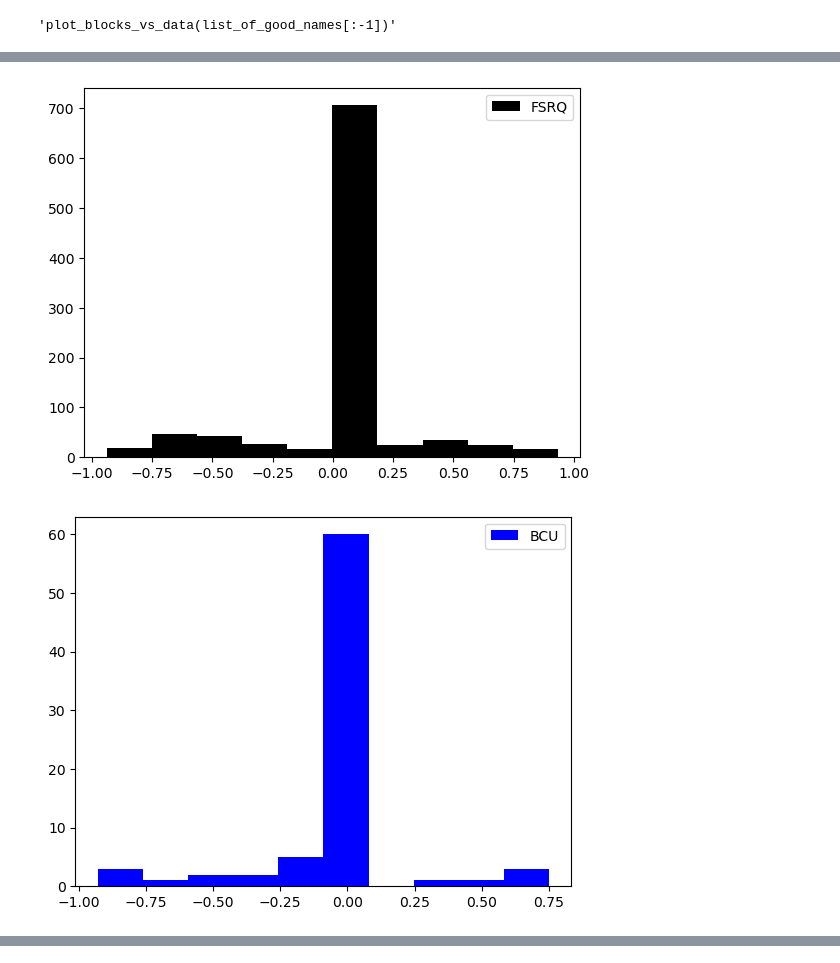
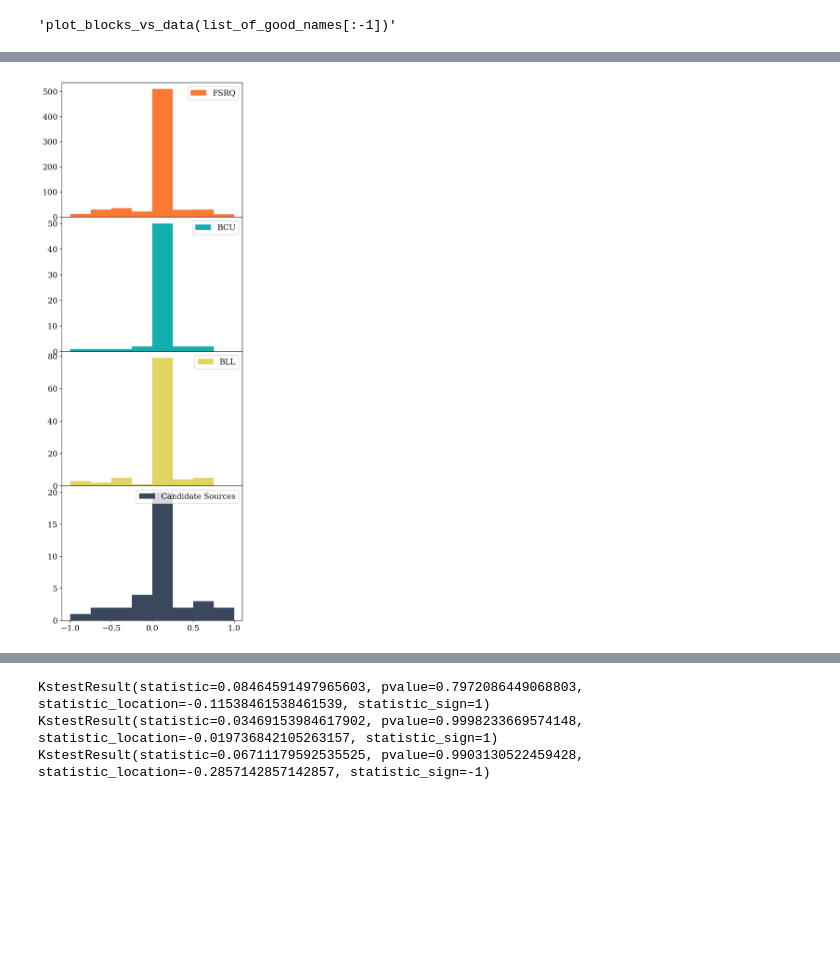
Before and after one commit to ell-oo/blazarLCS, a Jupyter notebook: blazarLCS2.ipynb, the cells around one changed output, grey strips where cells are left out. Cells and saved outputs as stored; diff of their text form; code cells hidden in the pictures; blank space fills up the shorter version.

```diff
--- a/blazarLCS2.ipynb
+++ b/blazarLCS2.ipynb
@@ -550,4 +668,10 @@ all_same_name = same_name_h + same_name_l
 print(len(all_same_name))
 print(len(list_of_good_names))
 print(len(redshift))
+
+for name in list_of_good_names:
+    if name not in all_same_name:
+        classes[name]='cand_source'
+        redshift[name]=np.nan
+        print(name)
 # %% [output]
@@ -570,17 +706,17 @@ for random_name in all_same_name:
 
             fsrq+=1
             if fsrq==1:
-                ax.scatter(rise_time[random_name],decay_time[random_name],color='black',alpha=.3,marker=".",label='FSRQ')
-            else:ax.scatter(rise_time[random_name],decay_time[random_name],color='black',alpha=.3,marker=".")
+                ax.scatter(rise_time[random_name],decay_time[random_name],color='#fe7f2d',alpha=.8,marker=".",label='FSRQ')
+            else:ax.scatter(rise_time[random_name],decay_time[random_name],color='#fe7f2d',alpha=.8,marker=".")
 
     elif classes[random_name] == 'bll':
 
         if len(rise_time[random_name]) > 0:
             bll+=1
             if bll==1:
-                ax.scatter(rise_time[random_name],decay_time[random_name],color='red',alpha=.3, marker="v",label='BL LAC')
+                ax.scatter(rise_time[random_name],decay_time[random_name],color='#a1c181',alpha=.8, marker="v",label='BL LAC')
             else:
-                ax.scatter(rise_time[random_name],decay_time[random_name],color='red',alpha=.3, marker="v")
+                ax.scatter(rise_time[random_name],decay_time[random_name],color='#a1c181',alpha=.8, marker="v")
 
 
     elif classes[random_name] == 'bcu':
@@ -590,9 +726,9 @@ for random_name in all_same_name:
 
             bcu+=1
             if bcu==1:
-                ax.scatter(rise_time[random_name],decay_time[random_name],color='blue',alpha=.3,marker="d",label='BCU')
+                ax.scatter(rise_time[random_name],decay_time[random_name],color='#619b8a',alpha=.8,marker="d",label='BCU')
             else:
-                ax.scatter(rise_time[random_name],decay_time[random_name],color='blue',alpha=.3,marker="d")
+                ax.scatter(rise_time[random_name],decay_time[random_name],color='#619b8a',alpha=.8,marker="d")
 
 for random_name in list_of_good_names:
 
@@ -600,7 +736,7 @@ for random_name in list_of_good_names:
         if len(rise_time[random_name]) > 0:
             nci+=1
             if nci==1:
-                ax.scatter(rise_time[random_name],decay_time[random_name],color='green',alpha=.3,marker="*", label='No Class Info')
+                ax.scatter(rise_time[random_name],decay_time[random_name],color='#fcca46',alpha=.8,marker="*", label='No Class Info')
 #plt.xlim(0, 5)
 #plt.ylim(0,10)
 ax.set_xlabel('Rise Time')
@@ -713,30 +853,39 @@ plt.show()
 # %%
 #asym hist no overplot
 '''plt.figure
-plt.hist(asym,label='All Sources',color='orange')
+plt.hist(asym,label='All Sources',color='grey')
 plt.legend()
 plt.show()'''
 
-plt.figure
-plt.hist(asym_fsrq_all,label='FSRQ',color='black')
-plt.legend()
-plt.show()
+
+bins=[-1.00,-0.75,-0.50,-0.25,0.00,0.25,0.50,0.75,1.00]
+fig, ax = plt.subplots(4, sharex=True, figsize=[5,15],dpi=200)
+fig.subplots_adjust(hspace=0.0)
+#plt.figure
+ax[0].hist(asym_fsrq_all,label='FSRQ',color='#FA7A35',bins=bins)
+ax[0].legend()
+#plt.savefig('asymFSRQ.png')
+#plt.show()
 
 
-plt.figure
-plt.hist(asym_bcu_all,label='BCU',color='blue')
-plt.legend()
+#plt.figure
+ax[1].hist(asym_bcu_all,label='BCU',color='#13AEAE',bins=bins)
+ax[1].legend()
+#plt.savefig('asymBCU.png')
+#plt.show()
+
+#plt.figure
+ax[2].hist(asym_bll_all,label='BLL',color='#E1D461',bins=bins)
+ax[2].legend()
+#plt.savefig('asymBLL.png')
+#plt.show()
+
+#plt.figure
+ax[3].hist(asym_no_info_all,label='Candidate Sources',color='#3A475C',bins=bins)
+ax[3].legend()
+#plt.savefig('asymCAN.png')
+
+plt.savefig('asymAll.png')
 plt.show()
-
-plt.figure
-plt.hist(asym_bll_all,label='BLL',color='red')
-plt.legend()
-plt.show()
-
-plt.figure
-plt.hist(asym_no_info_all,label='Candidate Sources',color='green')
-plt.legend()
-plt.show()
 # %% [output]
-[figure, old version]
+[figure, new version]
-[figure, removed]
@@ -745,3 +892,13 @@ plt.show()
+# %%
+#KS test asym and amp
+
+print(stats.kstest(asym_fsrq_all, asym_bcu_all))
+print(stats.kstest(asym_fsrq_all, asym_bll_all))
+print(stats.kstest(asym_bcu_all, asym_bll_all))
+# %% [output]
+KstestResult(statistic=0.08464591497965603, pvalue=0.7972086449068803, statistic_location=-0.11538461538461539, statistic_sign=1)
+KstestResult(statistic=0.03469153984617902, pvalue=0.9998233669574148, statistic_location=-0.019736842105263157, statistic_sign=1)
+KstestResult(statistic=0.06711179592535525, pvalue=0.9903130522459428, statistic_location=-0.2857142857142857, statistic_sign=-1)
 # %%
 #hist amplitude
 
```
Also changed, not shown: parts of 33 cells of this notebook.
